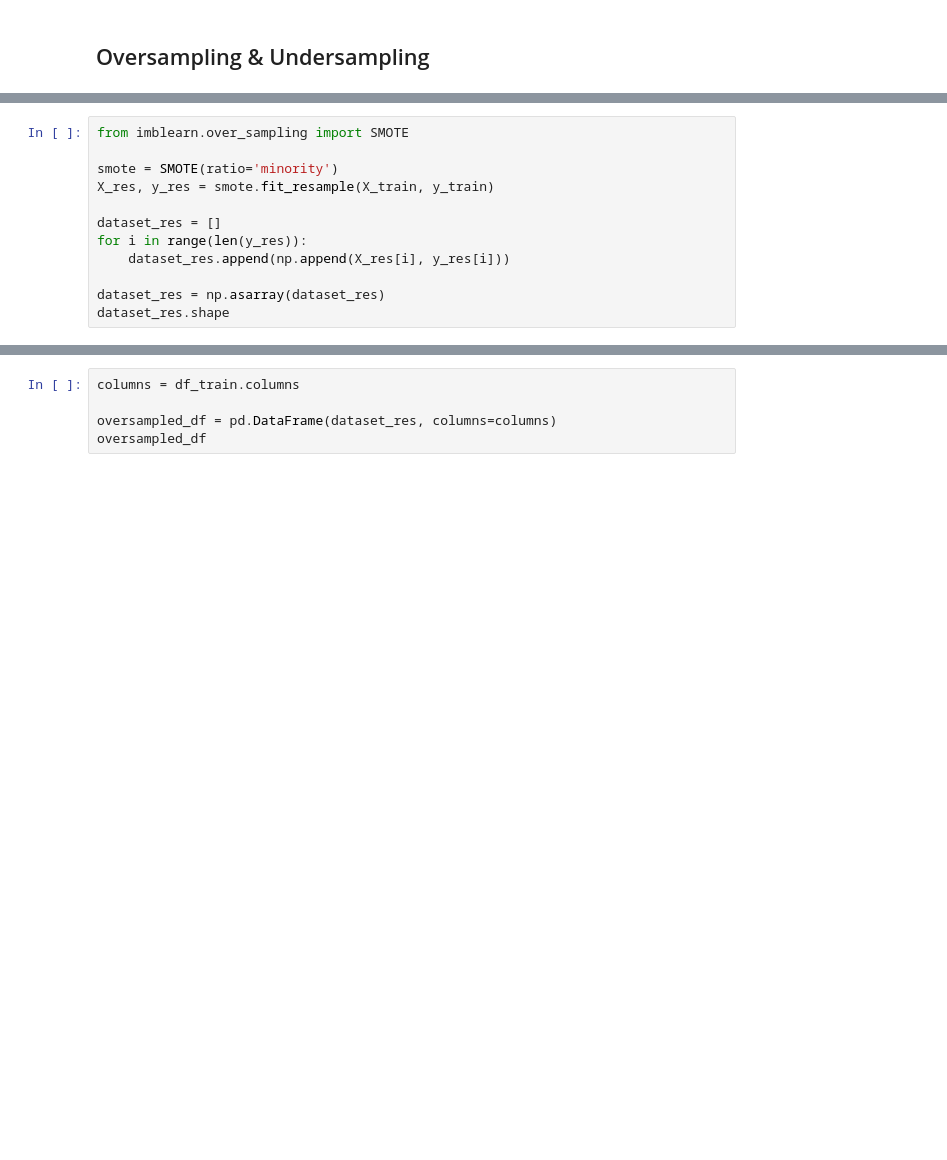
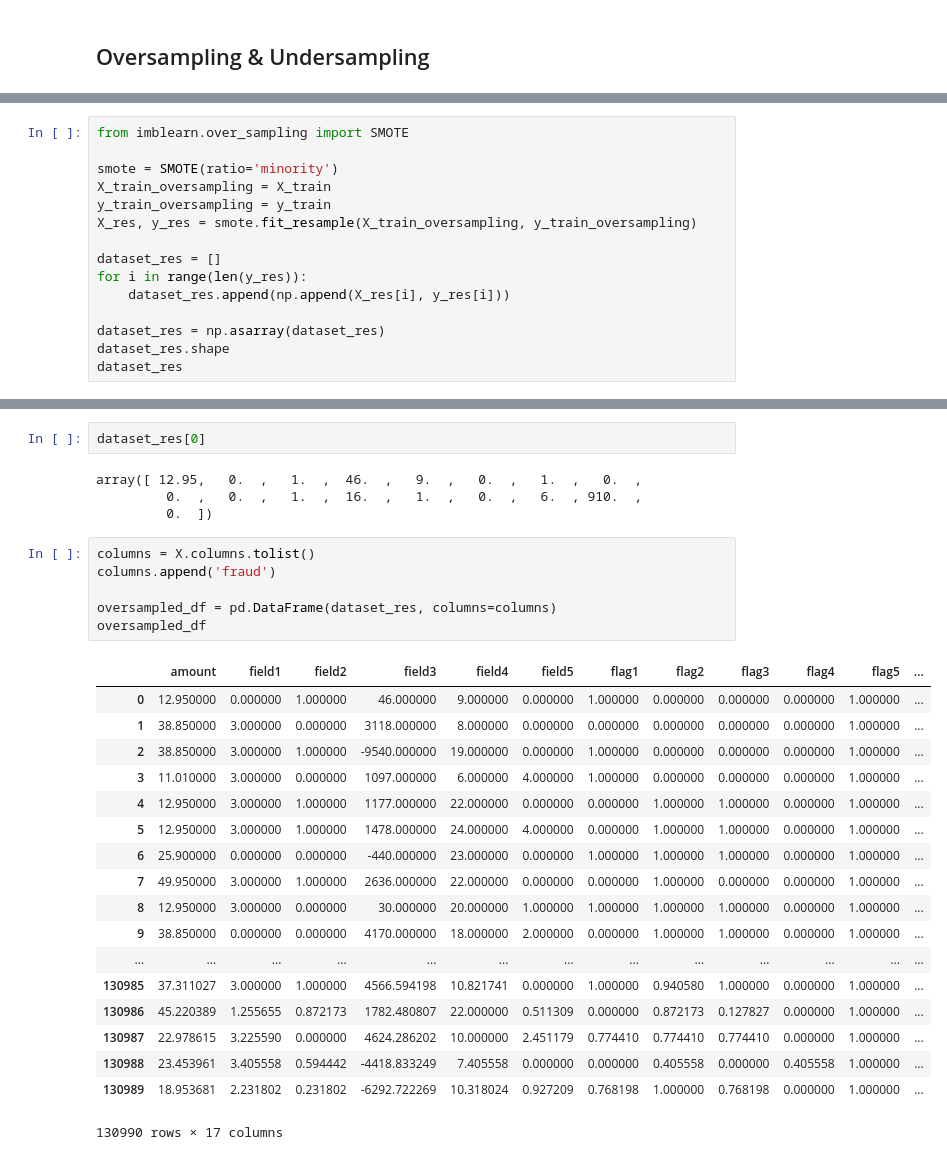
Before and after one commit to deborrrrrah/DSDM_Projects, a Jupyter notebook: Fraud Detection.ipynb, the cells around one changed output, grey strips where cells are left out. Saved outputs shown, nothing was run; the diff lists cells and outputs as text; blank space fills up the shorter version.

```diff
--- a/Fraud Detection.ipynb
+++ b/Fraud Detection.ipynb
@@ -65,7 +137,9 @@ profile.to_file(output_file="PreprocessedProfilingResult.html")
 from imblearn.over_sampling import SMOTE
 
 smote = SMOTE(ratio='minority')
-X_res, y_res = smote.fit_resample(X_train, y_train)
+X_train_oversampling = X_train
+y_train_oversampling = y_train
+X_res, y_res = smote.fit_resample(X_train_oversampling, y_train_oversampling)
 
 dataset_res = []
 for i in range(len(y_res)):
@@ -73,3 +147,4 @@ for i in range(len(y_res)):
 
 dataset_res = np.asarray(dataset_res)
 dataset_res.shape
+dataset_res
@@ -76,6 +166,32 @@ dataset_res.shape
+# %%
+dataset_res[0]
+# %% [output]
+array([ 12.95,   0.  ,   1.  ,  46.  ,   9.  ,   0.  ,   1.  ,   0.  ,
+         0.  ,   0.  ,   1.  ,  16.  ,   1.  ,   0.  ,   6.  , 910.  ,
+         0.  ])
 # %%
-columns = df_train.columns
+columns = X.columns.tolist()
+columns.append('fraud')
 
 oversampled_df = pd.DataFrame(dataset_res, columns=columns)
 oversampled_df
+# %% [output]
+|  | amount | field1 | field2 | field3 | field4 | field5 | flag1 | flag2 | flag3 | flag4 | flag5 | ... |
+| 0 | 12.950000 | 0.000000 | 1.000000 | 46.000000 | 9.000000 | 0.000000 | 1.000000 | 0.000000 | 0.000000 | 0.000000 | 1.000000 | ... |
+| 1 | 38.850000 | 3.000000 | 0.000000 | 3118.000000 | 8.000000 | 0.000000 | 0.000000 | 0.000000 | 0.000000 | 0.000000 | 1.000000 | ... |
+| 2 | 38.850000 | 3.000000 | 1.000000 | -9540.000000 | 19.000000 | 0.000000 | 1.000000 | 0.000000 | 0.000000 | 0.000000 | 1.000000 | ... |
+| 3 | 11.010000 | 3.000000 | 0.000000 | 1097.000000 | 6.000000 | 4.000000 | 1.000000 | 0.000000 | 0.000000 | 0.000000 | 1.000000 | ... |
+| 4 | 12.950000 | 3.000000 | 1.000000 | 1177.000000 | 22.000000 | 0.000000 | 0.000000 | 1.000000 | 1.000000 | 0.000000 | 1.000000 | ... |
+| 5 | 12.950000 | 3.000000 | 1.000000 | 1478.000000 | 24.000000 | 4.000000 | 0.000000 | 1.000000 | 1.000000 | 0.000000 | 1.000000 | ... |
+| 6 | 25.900000 | 0.000000 | 0.000000 | -440.000000 | 23.000000 | 0.000000 | 1.000000 | 1.000000 | 1.000000 | 0.000000 | 1.000000 | ... |
+| 7 | 49.950000 | 3.000000 | 1.000000 | 2636.000000 | 22.000000 | 0.000000 | 0.000000 | 1.000000 | 0.000000 | 0.000000 | 1.000000 | ... |
+| 8 | 12.950000 | 3.000000 | 0.000000 | 30.000000 | 20.000000 | 1.000000 | 1.000000 | 1.000000 | 1.000000 | 0.000000 | 1.000000 | ... |
+| 9 | 38.850000 | 0.000000 | 0.000000 | 4170.000000 | 18.000000 | 2.000000 | 0.000000 | 1.000000 | 1.000000 | 0.000000 | 1.000000 | ... |
+| ... | ... | ... | ... | ... | ... | ... | ... | ... | ... | ... | ... | ... |
+| 130985 | 37.311027 | 3.000000 | 1.000000 | 4566.594198 | 10.821741 | 0.000000 | 1.000000 | 0.940580 | 1.000000 | 0.000000 | 1.000000 | ... |
+| 130986 | 45.220389 | 1.255655 | 0.872173 | 1782.480807 | 22.000000 | 0.511309 | 0.000000 | 0.872173 | 0.127827 | 0.000000 | 1.000000 | ... |
+| 130987 | 22.978615 | 3.225590 | 0.000000 | 4624.286202 | 10.000000 | 2.451179 | 0.774410 | 0.774410 | 0.774410 | 0.000000 | 1.000000 | ... |
+| 130988 | 23.453961 | 3.405558 | 0.594442 | -4418.833249 | 7.405558 | 0.000000 | 0.000000 | 0.405558 | 0.000000 | 0.405558 | 1.000000 | ... |
+| 130989 | 18.953681 | 2.231802 | 0.231802 | -6292.722269 | 10.318024 | 0.927209 | 0.768198 | 1.000000 | 0.768198 | 0.000000 | 1.000000 | ... |
+130990 rows × 17 columns
 # %%
```
Also changed, not shown: parts of 29 cells of this notebook.
